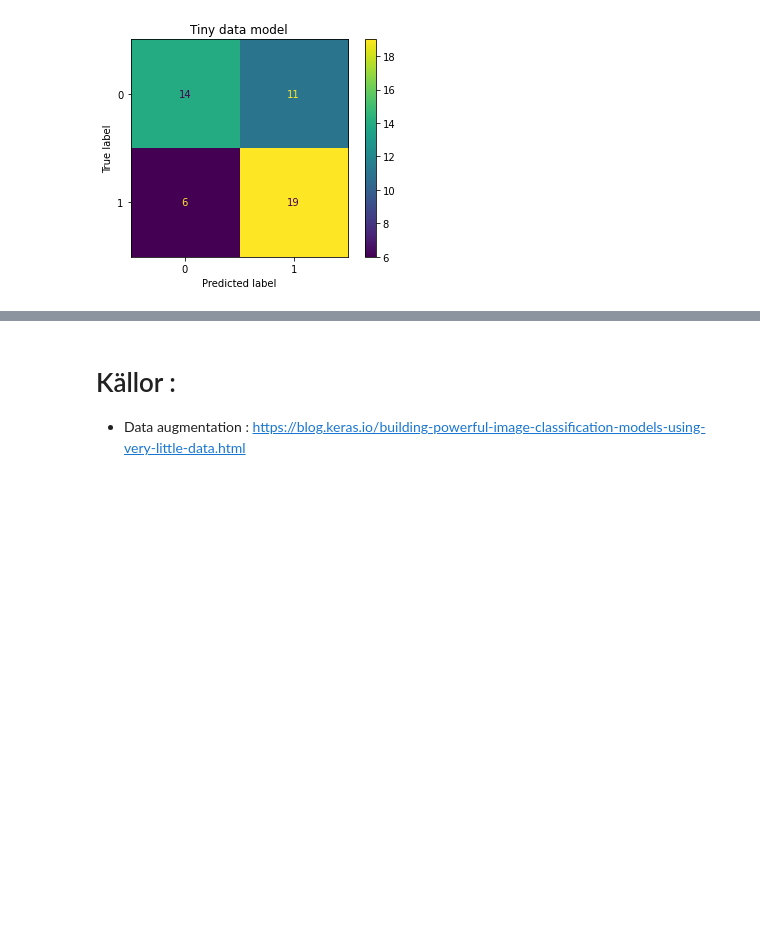
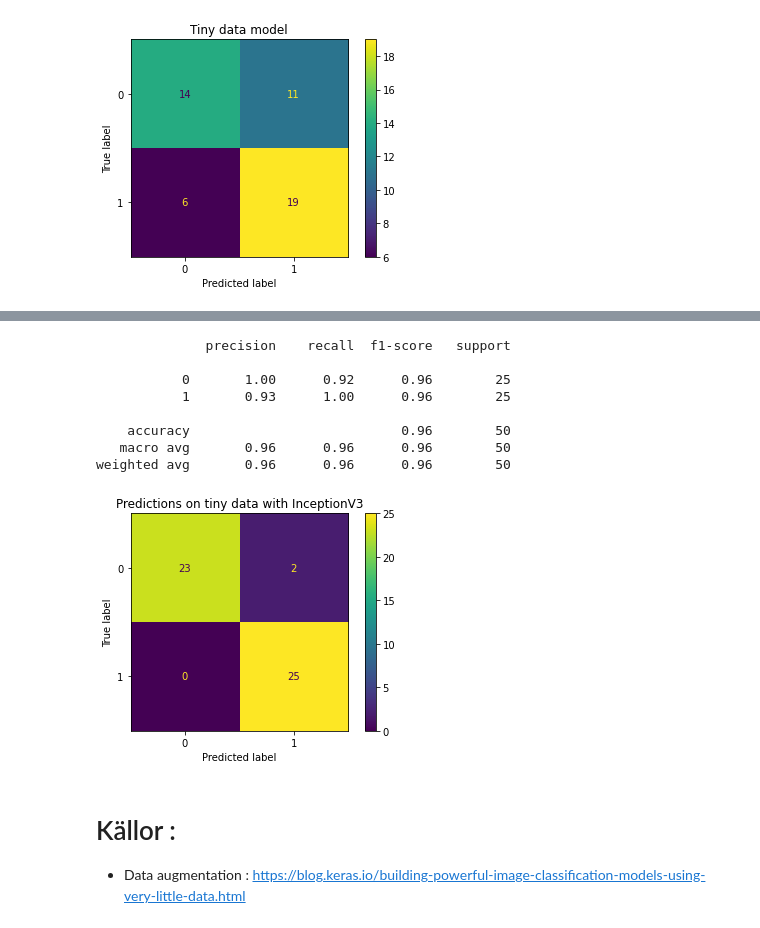
Before and after one commit to SamiFatmi/Deep-Learning-SAMI-FATMI, a Jupyter notebook: Lab/lab.ipynb, the cells around one changed output, grey strips where cells are left out. Cells and saved outputs as stored; diff of their text form; code cells hidden in the pictures; blank space fills up the shorter version.

```diff
--- a/Lab/lab.ipynb
+++ b/Lab/lab.ipynb
@@ -1215,0 +1365,10 @@ weighted avg       0.67      0.66      0.66        50
+# %%
+#train on tiny data
+
+#get the train and validation data from the data dictionary
+X_train,y_train = scaled_data_dict["tiny_train"]
+X_val,y_val = scaled_data_dict["tiny_val"]
+
+#train
+early_stopper = EarlyStopping(monitor = "val_loss", mode = "min", patience = 5) #early stopping callback
+model.fit(X_train,y_train, epochs = 20, validation_data = (X_val,y_val), callbacks=early_stopper) #train
@@ -1216,3 +1394,30 @@ weighted avg       0.67      0.66      0.66        50
+# %%
+#evaluate model on tiny test data
+
+#get tiny test data from our data dictionary
+X_test,y_test = scaled_data_dict["tiny_test"]
+
+# get prediction probabilities and turn them into predicted labels
+y_pred_prob = model.predict(X_test)
+y_pred = [ 0 if probab<0.5 else 1 for probab in y_pred_prob]
+
+#classification report and confusion matrix
+print(classification_report(y_test,y_pred))
+
+cm = confusion_matrix(y_test,y_pred)
+ConfusionMatrixDisplay(cm).plot()
+plt.title("Predictions on tiny data with InceptionV3")
+plt.show()
+# %% [output]
+              precision    recall  f1-score   support
+
+           0       1.00      0.92      0.96        25
+           1       0.93      1.00      0.96        25
+
+    accuracy                           0.96        50
+   macro avg       0.96      0.96      0.96        50
+weighted avg       0.96      0.96      0.96        50
+[figure, added]
 # %% [markdown]
 # Källor :
 
```
Also changed, not shown: parts of 8 cells of this notebook.
